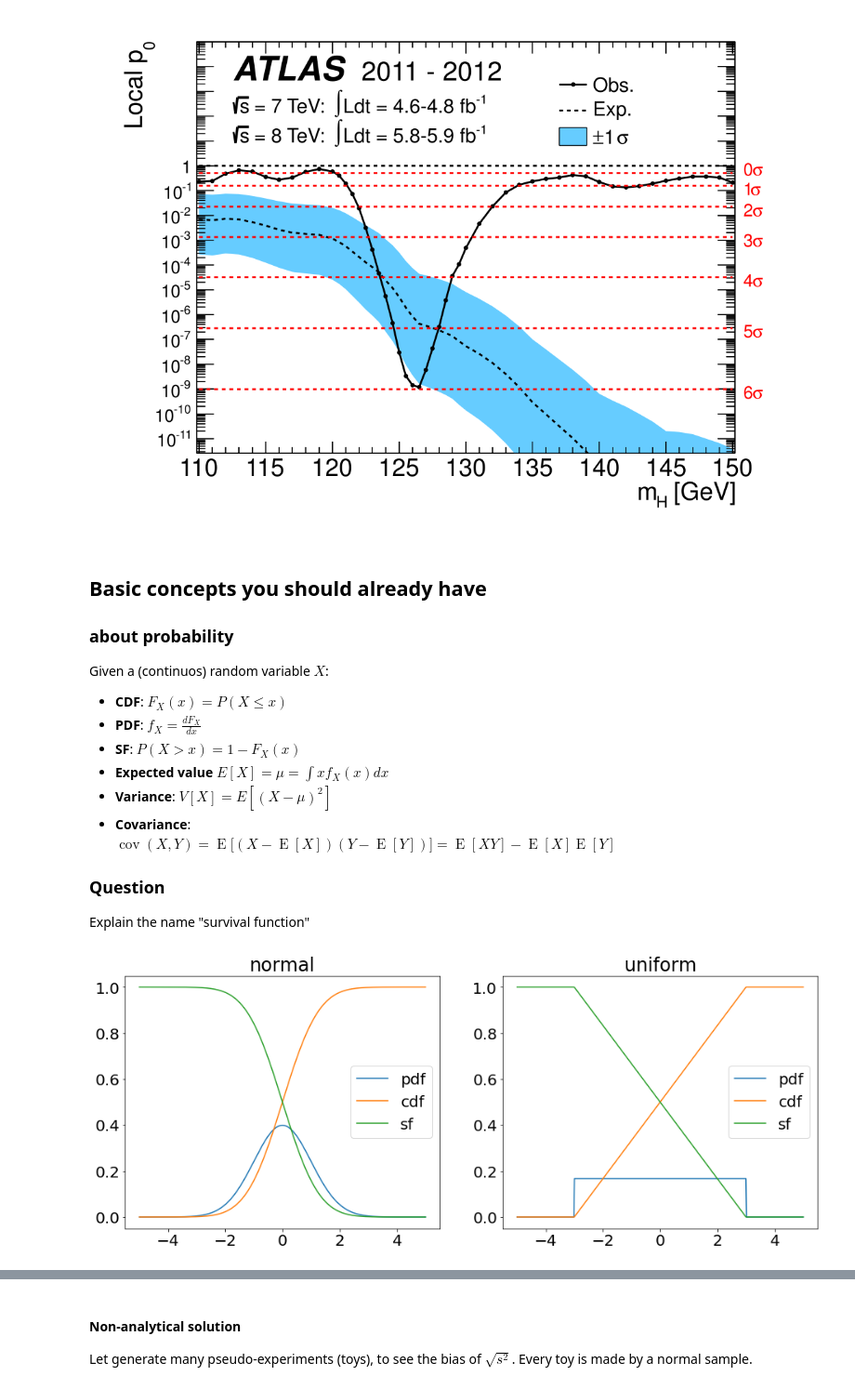
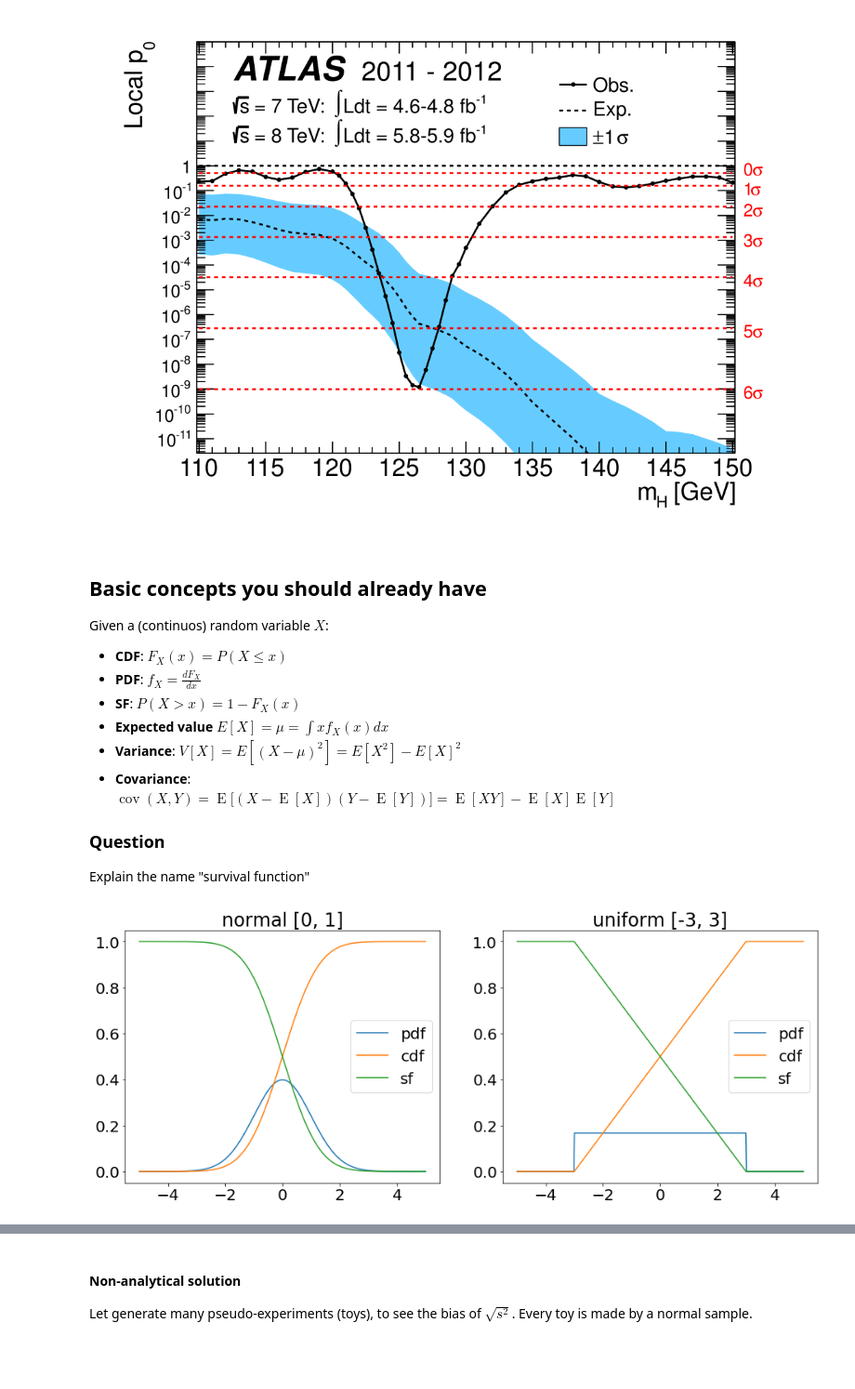
Before and after one commit to wiso/StatisticsLectures, a Jupyter notebook: Lecture1.ipynb, the cells around one changed output, grey strips where cells are left out. Shown at 93% size. Cells and saved outputs as stored; diff of their text form; code cells hidden in the pictures; blank space fills up the shorter version.

```diff
--- a/Lecture1.ipynb
+++ b/Lecture1.ipynb
@@ -99,8 +96,6 @@ Image('higgs_discovery.png', width='80%')
 [figure]
 # %% [markdown]
 ## Basic concepts you should already have
-
-### about probability
 
 Given a (continuos) random variable $X$:
    * <strong>CDF</strong>: $F_X(x) = P(X\leq x)$
@@ -108,7 +103,7 @@ Given a (continuos) random variable $X$:
    * <strong>SF</strong>: $P(X>x) = 1 - F_X(x)$
    * <strong>Expected value</strong>
    $E[X] = \mu = \int x f_X(x) dx$
-   * <strong>Variance</strong>: $V[X] = E[(X - \mu)^2]$
+   * <strong>Variance</strong>: $V[X] = E[(X - \mu)^2]=E[X^2]-E[X]^2$
    * <strong>Covariance</strong>:
    $\operatorname{cov}(X,Y) = \operatorname{E}{\big[(X - \operatorname{E}[X])(Y - \operatorname{E}[Y])\big]} =  \operatorname{E}\left[X Y\right] - \operatorname{E}\left[X\right]\operatorname{E}\left[Y\right]$
 
@@ -118,16 +113,16 @@ Explain the name "survival function"
 # %%
 fig, axs = plt.subplots(1, 2, figsize=(16, 6))
 x = np.linspace(-5, 5, 500)
 dists = stats.norm(0, 1), stats.uniform(-3, 6)
-labels = "normal", "uniform"
+labels = "normal [0, 1]", "uniform [-3, 3]"
 for ax, dist, label in zip(axs, dists, labels):
     ax.plot(x, dist.pdf(x), label='pdf')
     ax.plot(x, dist.cdf(x), label='cdf')
     ax.plot(x, dist.sf(x), label='sf')
     ax.legend()
     ax.set_title(label)
 # %% [output]
-[figure, old version]
+[figure, new version]
 # %%
 fig
 # %% [output]
```
Also changed, not shown: parts of 36 cells of this notebook.
